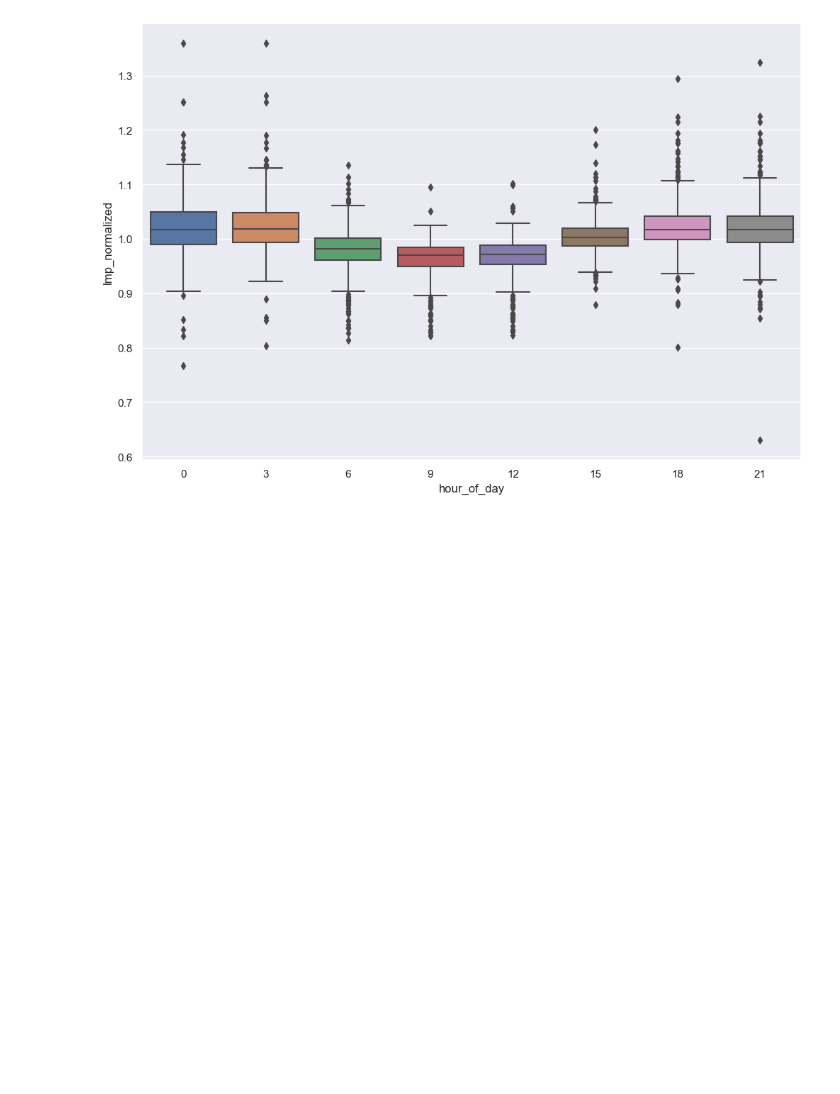
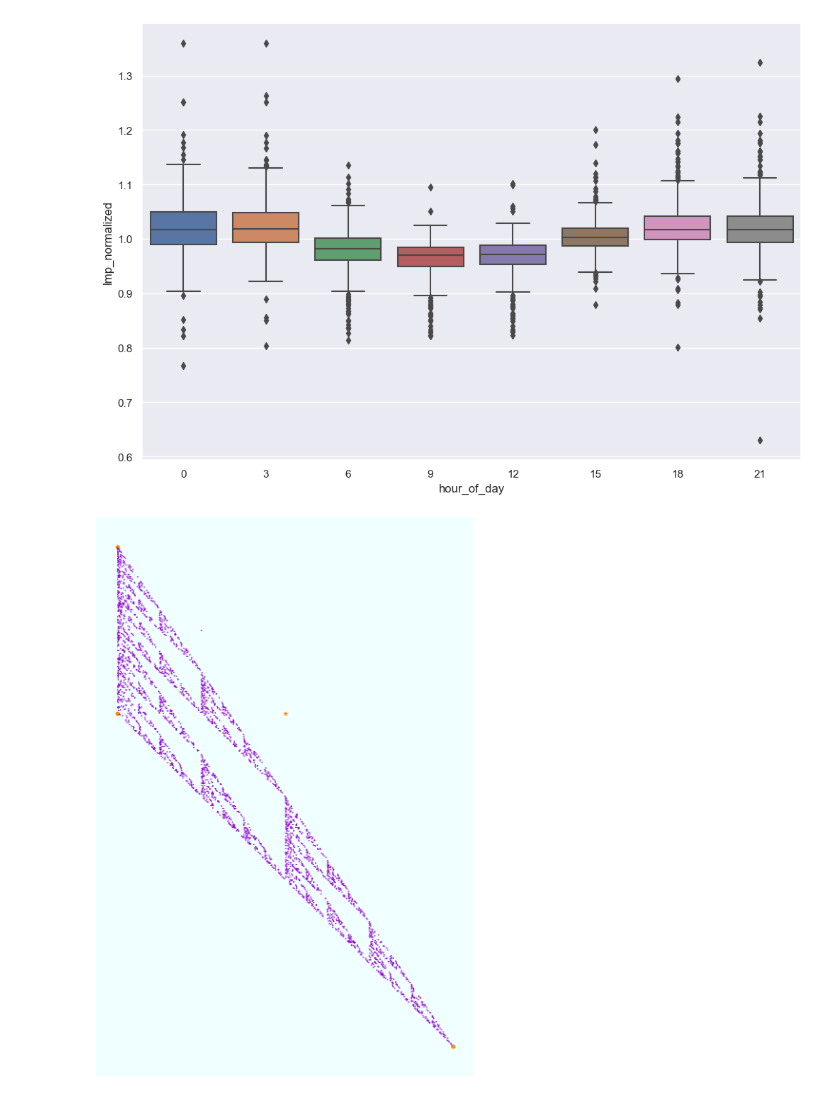
Before and after one commit to JulianGeis/master_thesis, a Jupyter notebook: notebooks/startup.ipynb, the cells around one changed output. Cells and saved outputs as stored; diff of their text form; code cells hidden in the pictures; blank space fills up the shorter version.

Commit message:
some more progess; adding plots for chap 4.2

```diff
--- a/notebooks/startup.ipynb
+++ b/notebooks/startup.ipynb
@@ -947,3 +947,43 @@ sns.boxplot(data=df3, y="lmp_normalized", x="hour_of_day")
 plt.show()
 # %% [output]
 [figure]
+# %%
+# simulation fractal
+from shapely.geometry import Point
+import random
+
+def midpoint(p1, p2):
+    return Point((p1.x+p2.x)/2, (p1.y+p2.y)/2)
+
+def get_coords(list):
+    xs = [point.x for point in list]
+    ys = [point.y for point in list]
+    return xs, ys
+
+n = 11*365
+a, b, c = Point(0,2), Point(0,3), Point(2, 0)
+start_point = Point(1, 2)
+points = [a, b, c]
+more_points = []
+
+fig = plt.figure(figsize=(10, 15))
+xs, ys = get_coords(points)
+plt.scatter(xs, ys, marker="h", color="darkorange")
+
+plt.scatter(start_point.x, start_point.y, marker="*", color="darkorange")
+
+for i in range(n):
+    next_point = midpoint(start_point, random.choice(points))
+    more_points.append(next_point)
+    start_point = next_point
+
+xs, ys = get_coords(more_points)
+plt.scatter(xs, ys, s=0.9, color="darkviolet")
+
+plt.grid(False)
+plt.axis('off')
+fig.set_facecolor('azure')
+
+plt.show()
+# %% [output]
+[figure, added]
```
Also changed, not shown: parts of 3 cells of this notebook, 3 other files.
